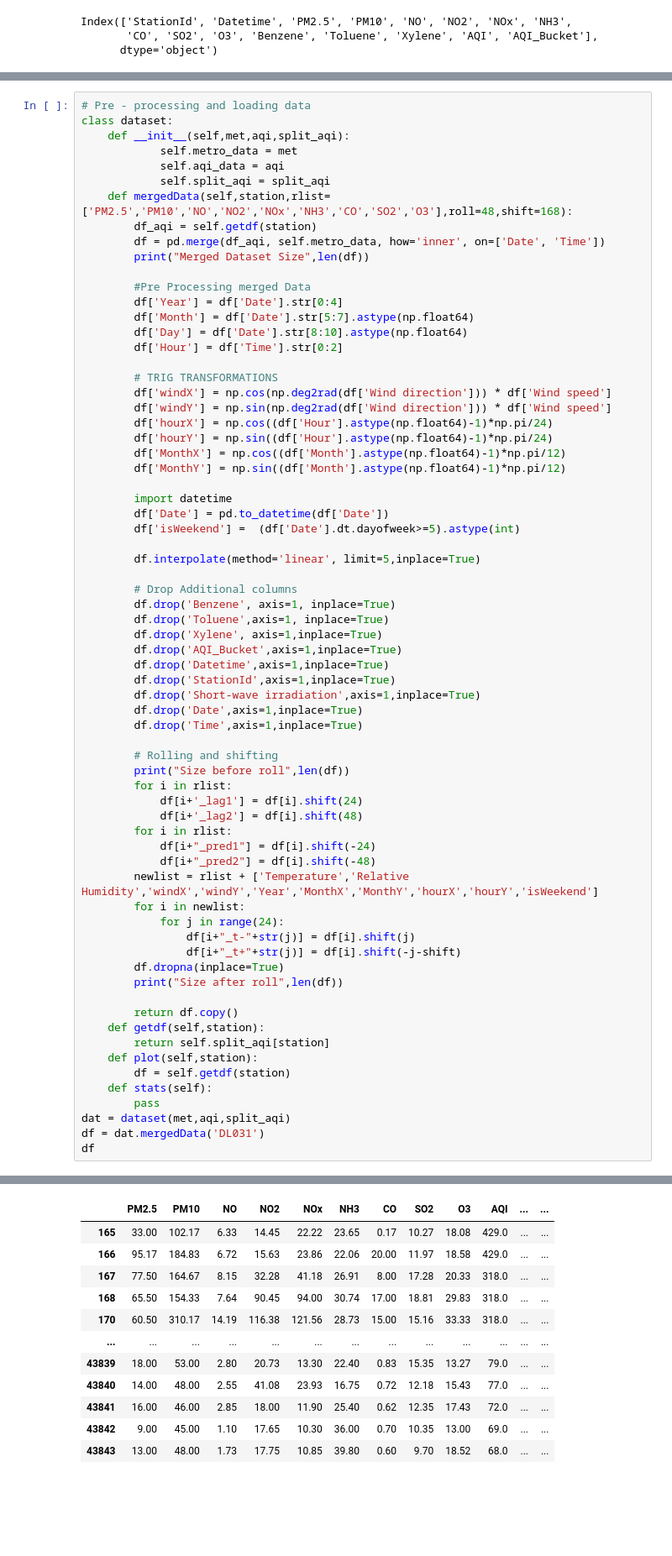
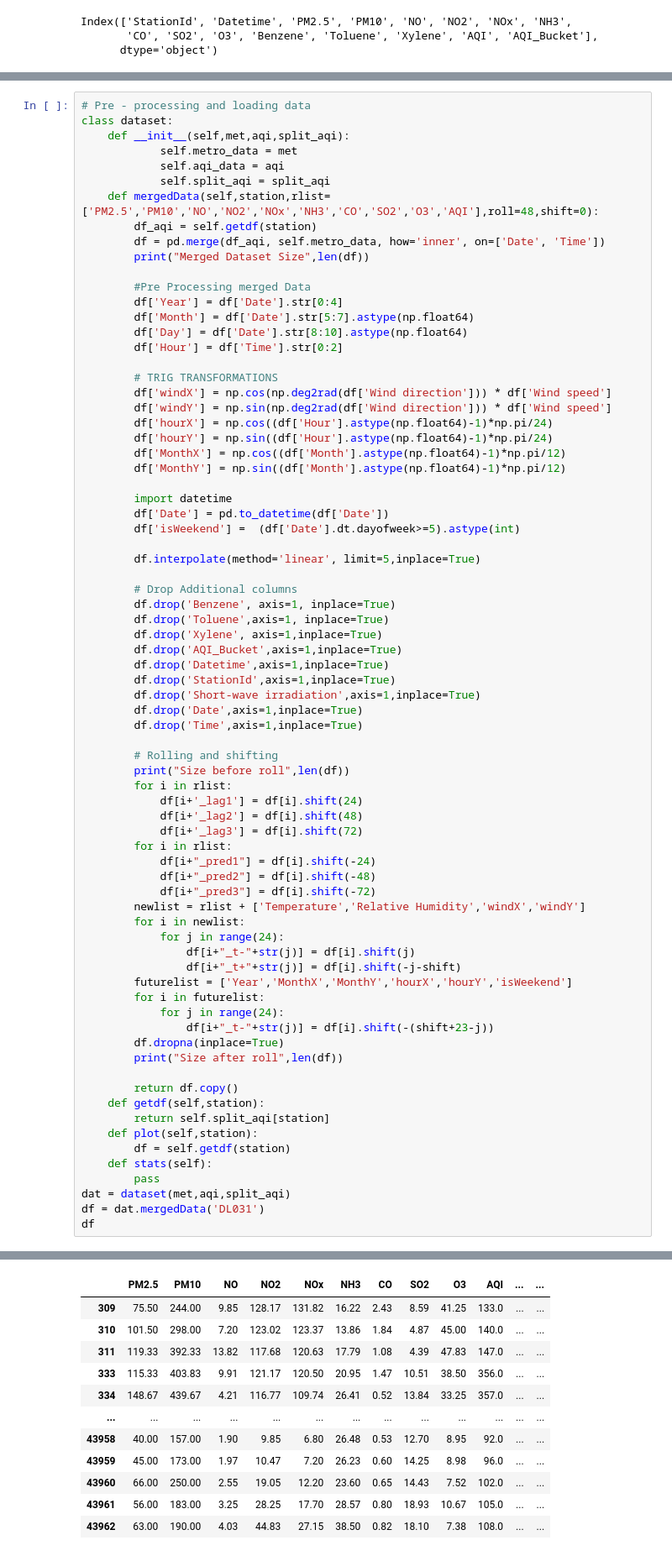
Before and after one commit to gupta-anmol/air-quality-prediction, a Jupyter notebook: script.ipynb, the cells around one changed output, grey strips where cells are left out. Shown at 84% size. Saved outputs shown, nothing was run; the diff lists cells and outputs as text; blank space fills up the shorter version.

```diff
--- a/script.ipynb
+++ b/script.ipynb
@@ -33,7 +53,7 @@ class dataset:
             self.metro_data = met
             self.aqi_data = aqi
             self.split_aqi = split_aqi
-    def mergedData(self,station,rlist=['PM2.5','PM10','NO','NO2','NOx','NH3','CO','SO2','O3'],roll=48,shift=168):
+    def mergedData(self,station,rlist=['PM2.5','PM10','NO','NO2','NOx','NH3','CO','SO2','O3','AQI'],roll=48,shift=0):
         df_aqi = self.getdf(station)
         df = pd.merge(df_aqi, self.metro_data, how='inner', on=['Date', 'Time'])
         print("Merged Dataset Size",len(df))
@@ -74,14 +94,20 @@ class dataset:
         for i in rlist:
             df[i+'_lag1'] = df[i].shift(24)
             df[i+'_lag2'] = df[i].shift(48)
+            df[i+'_lag3'] = df[i].shift(72)
         for i in rlist:
             df[i+"_pred1"] = df[i].shift(-24)
             df[i+"_pred2"] = df[i].shift(-48)
-        newlist = rlist + ['Temperature','Relative Humidity','windX','windY','Year','MonthX','MonthY','hourX','hourY','isWeekend']
+            df[i+"_pred3"] = df[i].shift(-72)
+        newlist = rlist + ['Temperature','Relative Humidity','windX','windY']
         for i in newlist:
             for j in range(24):
                 df[i+"_t-"+str(j)] = df[i].shift(j)
                 df[i+"_t+"+str(j)] = df[i].shift(-j-shift)
+        futurelist = ['Year','MonthX','MonthY','hourX','hourY','isWeekend']
+        for i in futurelist:
+            for j in range(24):
+                df[i+"_t-"+str(j)] = df[i].shift(-(shift+23-j))
         df.dropna(inplace=True)
         print("Size after roll",len(df))
 
@@ -102,12 +128,12 @@ Size after roll 12790
 |  | PM2.5 | PM10 | NO | NO2 | NOx | NH3 | CO | SO2 | O3 | AQI | ... | ... |
-| 165 | 33.00 | 102.17 | 6.33 | 14.45 | 22.22 | 23.65 | 0.17 | 10.27 | 18.08 | 429.0 | ... | ... |
-| 166 | 95.17 | 184.83 | 6.72 | 15.63 | 23.86 | 22.06 | 20.00 | 11.97 | 18.58 | 429.0 | ... | ... |
-| 167 | 77.50 | 164.67 | 8.15 | 32.28 | 41.18 | 26.91 | 8.00 | 17.28 | 20.33 | 318.0 | ... | ... |
-| 168 | 65.50 | 154.33 | 7.64 | 90.45 | 94.00 | 30.74 | 17.00 | 18.81 | 29.83 | 318.0 | ... | ... |
-| 170 | 60.50 | 310.17 | 14.19 | 116.38 | 121.56 | 28.73 | 15.00 | 15.16 | 33.33 | 318.0 | ... | ... |
+| 309 | 75.50 | 244.00 | 9.85 | 128.17 | 131.82 | 16.22 | 2.43 | 8.59 | 41.25 | 133.0 | ... | ... |
+| 310 | 101.50 | 298.00 | 7.20 | 123.02 | 123.37 | 13.86 | 1.84 | 4.87 | 45.00 | 140.0 | ... | ... |
+| 311 | 119.33 | 392.33 | 13.82 | 117.68 | 120.63 | 17.79 | 1.08 | 4.39 | 47.83 | 147.0 | ... | ... |
+| 333 | 115.33 | 403.83 | 9.91 | 121.17 | 120.50 | 20.95 | 1.47 | 10.51 | 38.50 | 356.0 | ... | ... |
+| 334 | 148.67 | 439.67 | 4.21 | 116.77 | 109.74 | 26.41 | 0.52 | 13.84 | 33.25 | 357.0 | ... | ... |
 | ... | ... | ... | ... | ... | ... | ... | ... | ... | ... | ... | ... | ... |
-| 43839 | 18.00 | 53.00 | 2.80 | 20.73 | 13.30 | 22.40 | 0.83 | 15.35 | 13.27 | 79.0 | ... | ... |
-| 43840 | 14.00 | 48.00 | 2.55 | 41.08 | 23.93 | 16.75 | 0.72 | 12.18 | 15.43 | 77.0 | ... | ... |
-| 43841 | 16.00 | 46.00 | 2.85 | 18.00 | 11.90 | 25.40 | 0.62 | 12.35 | 17.43 | 72.0 | ... | ... |
-| 43842 | 9.00 | 45.00 | 1.10 | 17.65 | 10.30 | 36.00 | 0.70 | 10.35 | 13.00 | 69.0 | ... | ... |
-| 43843 | 13.00 | 48.00 | 1.73 | 17.75 | 10.85 | 39.80 | 0.60 | 9.70 | 18.52 | 68.0 | ... | ... |
+| 43958 | 40.00 | 157.00 | 1.90 | 9.85 | 6.80 | 26.48 | 0.53 | 12.70 | 8.95 | 92.0 | ... | ... |
+| 43959 | 45.00 | 173.00 | 1.97 | 10.47 | 7.20 | 26.23 | 0.60 | 14.25 | 8.98 | 96.0 | ... | ... |
+| 43960 | 66.00 | 250.00 | 2.55 | 19.05 | 12.20 | 23.60 | 0.65 | 14.43 | 7.52 | 102.0 | ... | ... |
+| 43961 | 56.00 | 183.00 | 3.25 | 28.25 | 17.70 | 28.57 | 0.80 | 18.93 | 10.67 | 105.0 | ... | ... |
+| 43962 | 63.00 | 190.00 | 4.03 | 44.83 | 27.15 | 38.50 | 0.82 | 18.10 | 7.38 | 108.0 | ... | ... |
```
Also changed, not shown: parts of 12 cells of this notebook.
